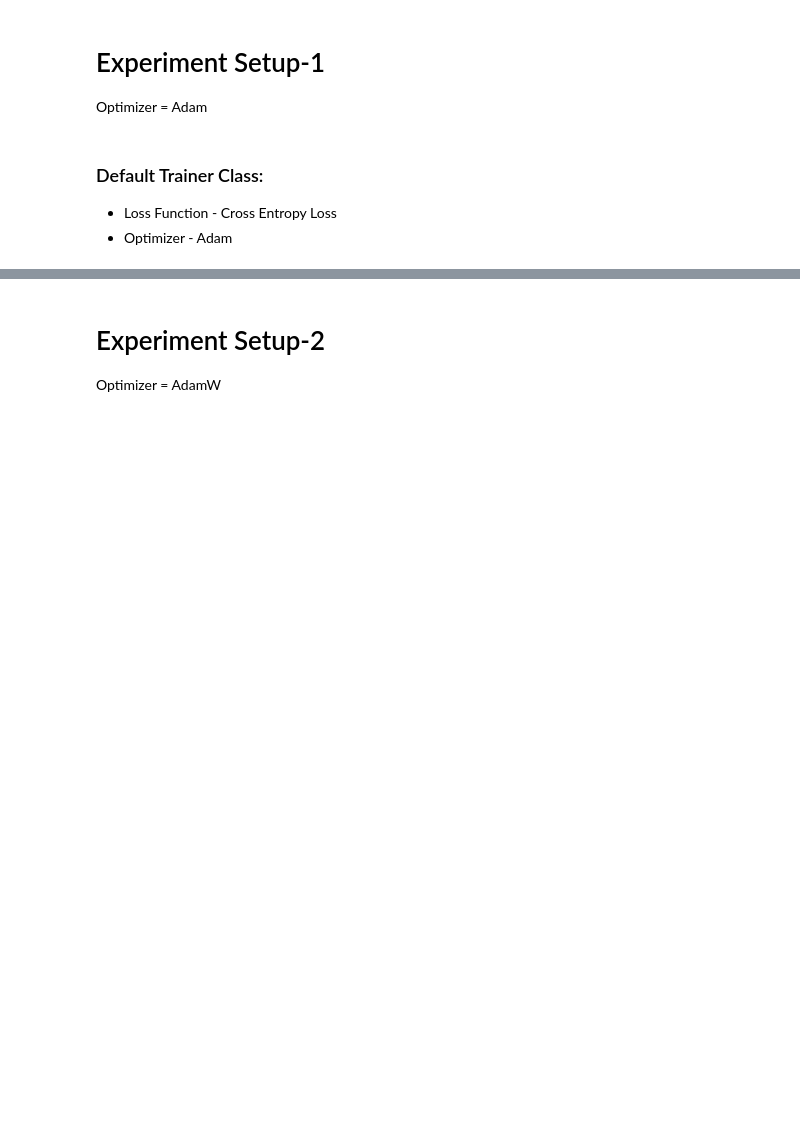
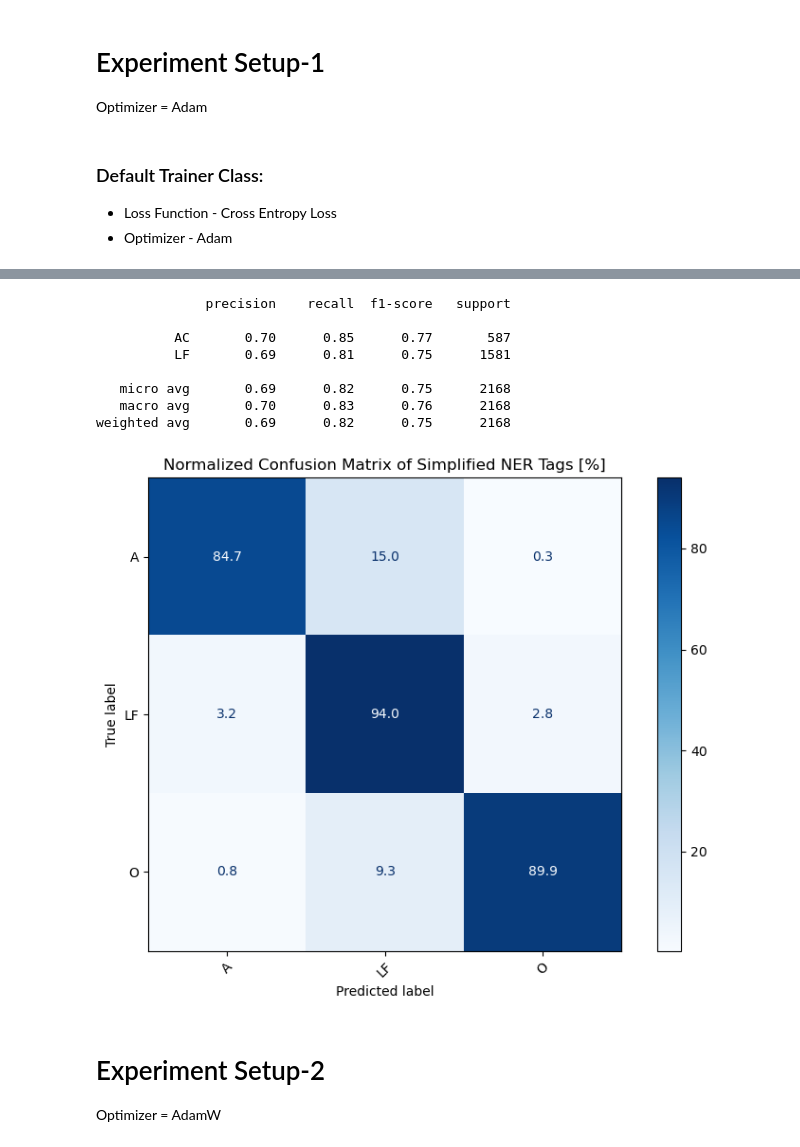
Before and after one commit to Michael-David-Lam/NLP-Final-Project, a Jupyter notebook: Experiment_3_NLP.ipynb, the cells around one changed output, grey strips where cells are left out. Saved outputs shown, nothing was run; the diff lists cells and outputs as text; code cells hidden in the pictures; blank space fills up the shorter version.

Commit message:
Compilation of Experiment 3
Added in confusion matrix and classification report for experiment 3 and compiled it into main

```diff
--- a/Experiment_3_NLP.ipynb
+++ b/Experiment_3_NLP.ipynb
@@ -262,0 +300,54 @@ trainer1_crossW.evaluate(eval_dataset=tokenized_dataset["test"])
+# %%
+from seqeval.metrics import classification_report
+from sklearn.metrics import confusion_matrix, ConfusionMatrixDisplay
+from sklearn.preprocessing import LabelEncoder
+import matplotlib.pyplot as plt
+import numpy as np
+
+predictions, labels, _ = trainer1_crossW.predict(tokenized_dataset["validation"])
+label_list = ["O", "B-AC", "B-LF", "I-LF"]
+preds = np.argmax(predictions, axis=-1)
+
+true_labels = []
+true_predictions = []
+
+for pred_seq, label_seq in zip(preds, labels):
+    true_seq = []
+    pred_seq_clean = []
+    for p, l in zip(pred_seq, label_seq):
+        if l != -100:
+            true_seq.append(label_list[l])
+            pred_seq_clean.append(label_list[p])
+    true_labels.append(true_seq)
+    true_predictions.append(pred_seq_clean)
+
+print(classification_report(true_labels, true_predictions))
+
+flat_true = [tag for seq in true_labels for tag in seq]
+flat_pred = [tag for seq in true_predictions for tag in seq]
+
+def simplify(tag):
+    if tag == "B-AC":
+        return "A"
+    elif tag in ("B-LF", "I-LF"):
+        return "LF"
+    else:
+        return "O"
+
+flat_true_simplified = [simplify(tag) for tag in flat_true]
+flat_pred_simplified = [simplify(tag) for tag in flat_pred]
+
+le = LabelEncoder()
+le.fit(["A", "LF", "O"])
+y_true_encoded = le.transform(flat_true_simplified)
+y_pred_encoded = le.transform(flat_pred_simplified)
+
+cm = confusion_matrix(y_true_encoded, y_pred_encoded, normalize='true') * 100
+
+fig, ax = plt.subplots(figsize=(8, 6))
+disp = ConfusionMatrixDisplay(confusion_matrix=cm, display_labels=le.classes_)
+disp.plot(cmap="Blues", ax=ax, values_format=".1f", xticks_rotation=45)
+plt.title("Normalized Confusion Matrix of Simplified NER Tags [%]")
+plt.tight_layout()
+plt.show()
+# %% [output]
@@ -263,3 +355,12 @@ trainer1_crossW.evaluate(eval_dataset=tokenized_dataset["test"])
+              precision    recall  f1-score   support
+
+          AC       0.70      0.85      0.77       587
+          LF       0.69      0.81      0.75      1581
+
+   micro avg       0.69      0.82      0.75      2168
+   macro avg       0.70      0.83      0.76      2168
+weighted avg       0.69      0.82      0.75      2168
+[figure, added]
 # %% [markdown]
 # Experiment Setup-2
 Optimizer = AdamW
```
Also changed, not shown: parts of 10 cells of this notebook, 1 other file.
